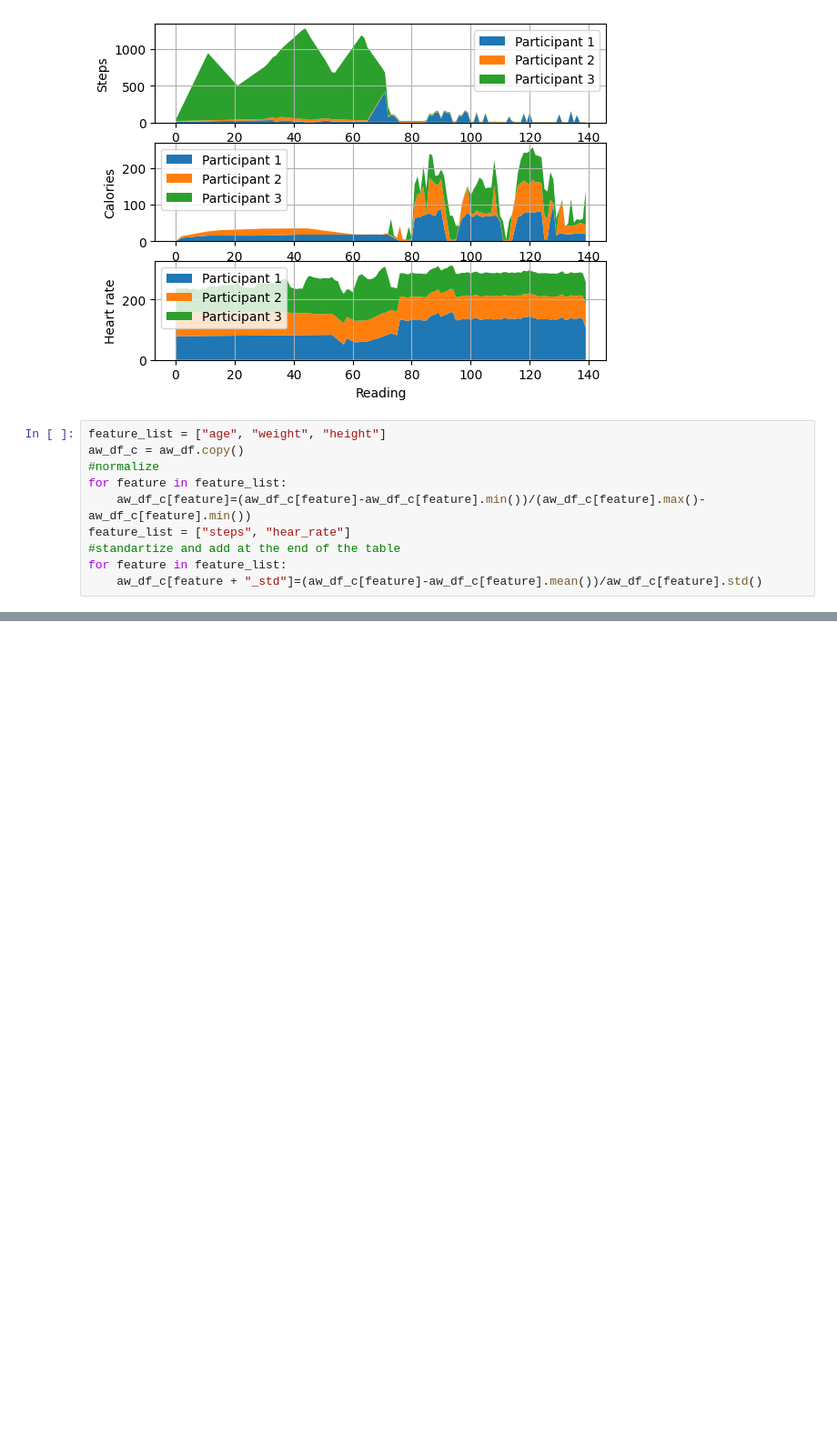
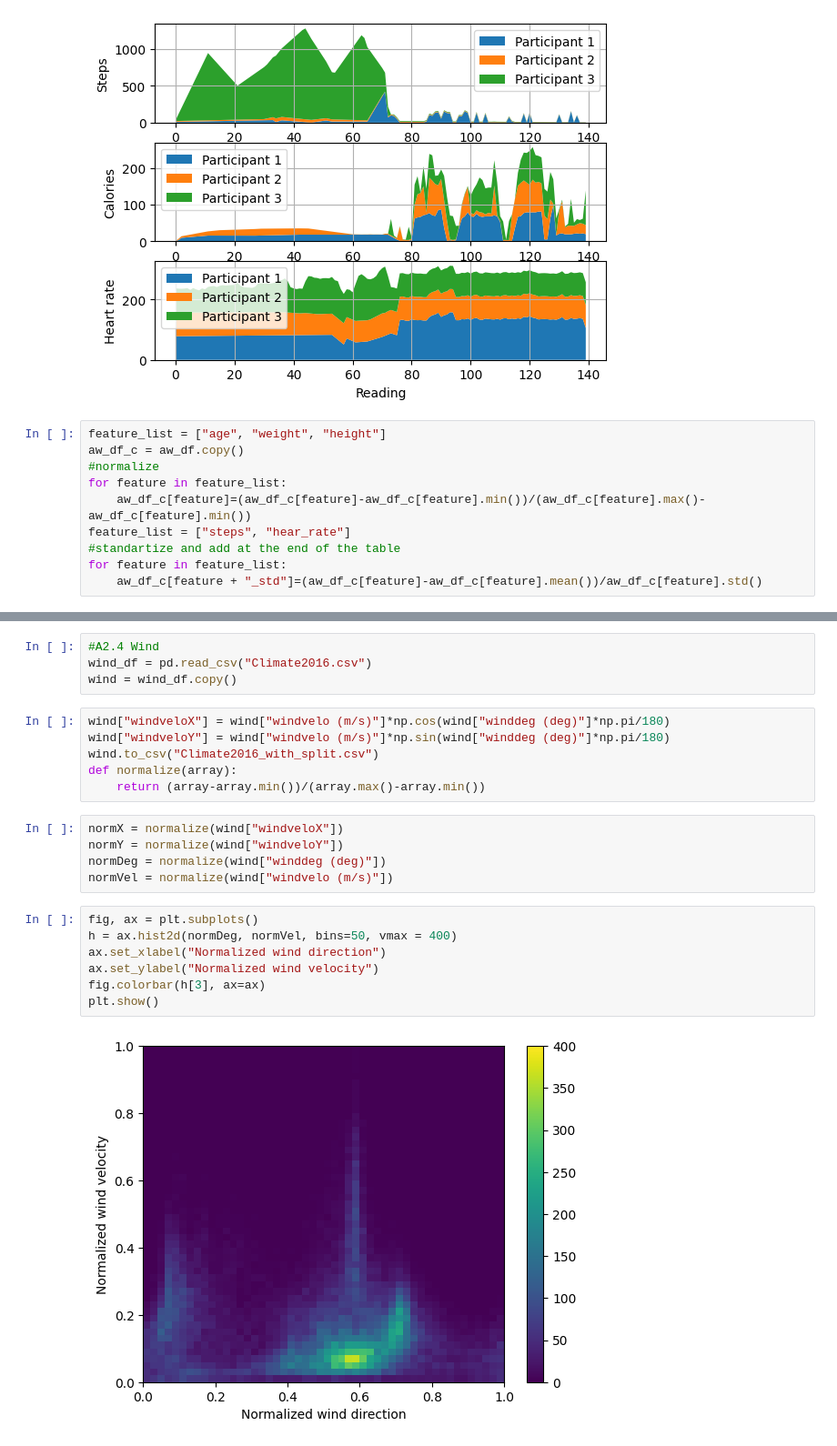
Before and after one commit to imgmaterial/AILabs, a Jupyter notebook: Labs/Lab2/Lab2.ipynb, the cells around one changed output, grey strips where cells are left out. Shown at 91% size. Saved outputs shown, nothing was run; the diff lists cells and outputs as text; blank space fills up the shorter version.

```diff
--- a/Labs/Lab2/Lab2.ipynb
+++ b/Labs/Lab2/Lab2.ipynb
@@ -281,2 +266,26 @@ print(val)
 
 [940 rows x 23 columns]
+# %%
+#A2.4 Wind
+wind_df = pd.read_csv("Climate2016.csv")
+wind = wind_df.copy()
+# %%
+wind["windveloX"] = wind["windvelo (m/s)"]*np.cos(wind["winddeg (deg)"]*np.pi/180)
+wind["windveloY"] = wind["windvelo (m/s)"]*np.sin(wind["winddeg (deg)"]*np.pi/180)
+wind.to_csv("Climate2016_with_split.csv")
+def normalize(array):
+    return (array-array.min())/(array.max()-array.min())
+# %%
+normX = normalize(wind["windveloX"])
+normY = normalize(wind["windveloY"])
+normDeg = normalize(wind["winddeg (deg)"])
+normVel = normalize(wind["windvelo (m/s)"])
+# %%
+fig, ax = plt.subplots()
+h = ax.hist2d(normDeg, normVel, bins=50, vmax = 400)
+ax.set_xlabel("Normalized wind direction")
+ax.set_ylabel("Normalized wind velocity")
+fig.colorbar(h[3], ax=ax)
+plt.show()
+# %% [output]
+[figure, added]
```
Also changed, not shown: parts of 4 cells of this notebook.
